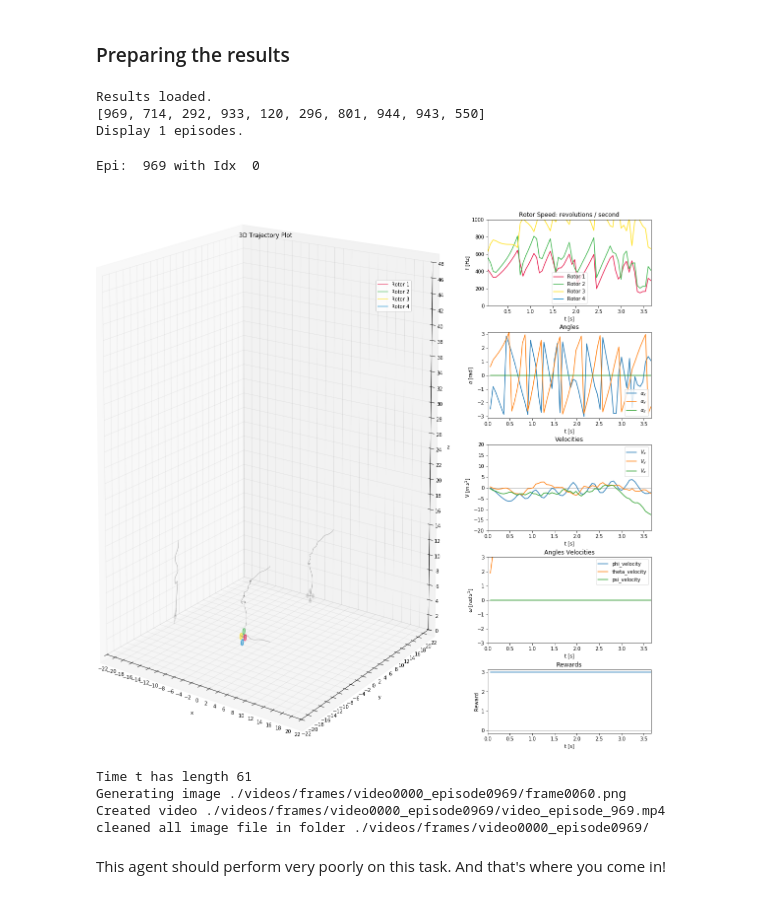
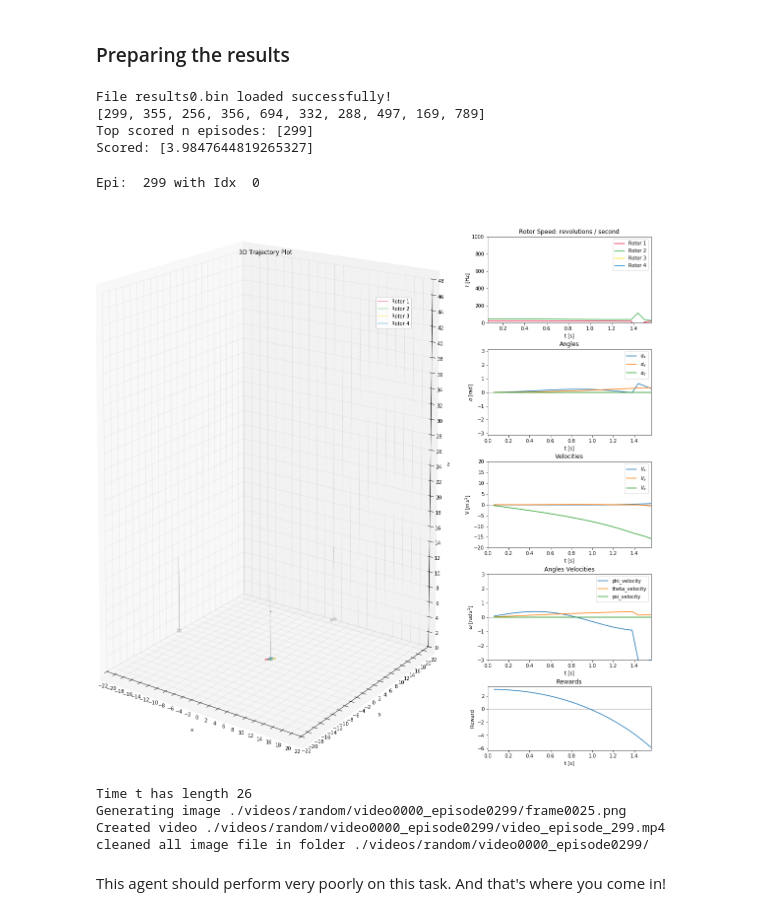
Before and after one commit to yingding/RL-Quadcopter-2, a Jupyter notebook: Quadcopter_Project.ipynb, the cells around one changed output. Cells and saved outputs as stored; diff of their text form; code cells hidden in the pictures.

```diff
--- a/Quadcopter_Project.ipynb
+++ b/Quadcopter_Project.ipynb
@@ -262,67 +263,83 @@ import numpy as np
 import pickle
 
 # Load results file.
-with open('results0.bin', 'rb') as pickleFile:
-    resultsAll = pickle.load(pickleFile)
-print("Results loaded.")
+def load_results(output_file):
+    with open(output_file, 'rb') as pickleFile:
+        output_results = pickle.load(pickleFile)
+    print("File " + output_file + " loaded successfully!")
+    return output_results
 
+resultsAll = load_results(output_file)
 
-# Sort wrt episode reward.
-episodeRewards = [np.sum(r['reward']) for r in resultsAll]
-incremented_resultIndices = np.argsort(episodeRewards)
+def top_n_episodes(resultsAll, n):
+    # Sort wrt episode reward.
+    episodeRewards = [np.sum(r['reward']) for r in resultsAll]
+    incremented_resultIndices = np.argsort(episodeRewards)
 
-resultIndices = list(reversed(incremented_resultIndices))
-print(resultIndices[0:10])
+    resultIndices = list(reversed(incremented_resultIndices))
+    print(resultIndices[0:10])
 
-# resultIndices = list(reversed(resultIndices))[0:10]
+    # resultIndices = list(reversed(resultIndices))[0:10]
 
-# pick the first episode with the best cumulative rewards
-resultIndices = resultIndices[0:1]
+    # pick the first episode with the best cumulative rewards
+    if n < len(resultIndices) -2:
+        resultIndices = resultIndices[0:n]
 
-print("Display {} episodes.".format(len(resultIndices)))
+    print("Top scored n episodes: {}".format(resultIndices))
+    print("Scored: {}".format([episodeRewards[i] for i in resultIndices]))
+
+    return resultIndices
+
+# get the episode with best result
+resultIndices = top_n_episodes(resultsAll, 1)
 # %% [output]
-Results loaded.
-[969, 714, 292, 933, 120, 296, 801, 944, 943, 550]
-Display 1 episodes.
+File results0.bin loaded successfully!
+[299, 355, 256, 356, 694, 332, 288, 497, 169, 789]
+Top scored n episodes: [299]
+Scored: [3.9847644819265327]
 # %%
 import nice_plot as plot
 # Walk through picked episodes.
 
-def displayResults(resultIndices, isGenerateVideo=False):
+def displayResults(resultIndices, isGenerateVideo=False, exportPath=None):
     '''
     Display the results in image and generate video for each episode
     '''
     # define the export path for video and frames
-    exportPath = './videos/frames/'
+    if exportPath is None:
+        exportPath = './videos/frames/'
+    else:
+        exportPath = exportPath
 
     for iE, e in enumerate(resultIndices):
         episodePath = 'video{:04}_episode{:04}/'.format(iE, e)
         fullPath = exportPath + episodePath
         # Walk through all frames and plot.
         if not os.path.exists(fullPath):
             os.makedirs(fullPath)
         # print for every episode
         print("Epi: {0:4d} with Idx {1:2d}".format(e, iE))
         plot.plot(resultsAll[e], fancy=False, plotDims=[22, 48])
 
         if isGenerateVideo:
             plot.generate_video_for_one_episode(
                 e, resultsAll[e], fancy=False, plotDims=[22, 48],
                 skipRate=1, dirpath=fullPath)
 
 # Display the states and progress of the choosen episodes
 # set isGenerateVideo True to generate a video in the given dirpath.
-displayResults(resultIndices, True)
+random_agent_export_dir = './videos/random/'
+displayResults(resultIndices, True, random_agent_export_dir)
 
 #safe close all.
 plt.close("All")
 # %% [output]
-Epi:  969 with Idx  0
+Epi:  299 with Idx  0
-[figure, old version]
+[figure, new version]
-Time t has length 61
-Generating image ./videos/frames/video0000_episode0969/frame0060.png
-Created video ./videos/frames/video0000_episode0969/video_episode_969.mp4
-cleaned all image file in folder ./videos/frames/video0000_episode0969/
+Time t has length 26
+Generating image ./videos/random/video0000_episode0299/frame0025.png
+Created video ./videos/random/video0000_episode0299/video_episode_299.mp4
+cleaned all image file in folder ./videos/random/video0000_episode0299/
 # %% [markdown]
 This agent should perform very poorly on this task.  And that's where you come in!
 # %% [markdown]
```
Also changed, not shown: parts of 14 cells of this notebook, 4 other files.
